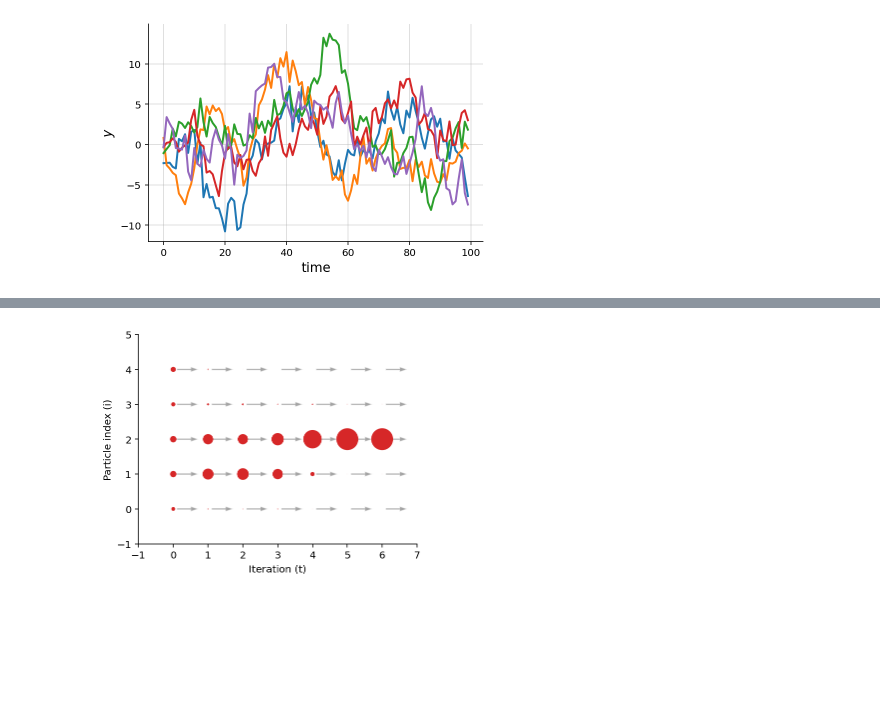
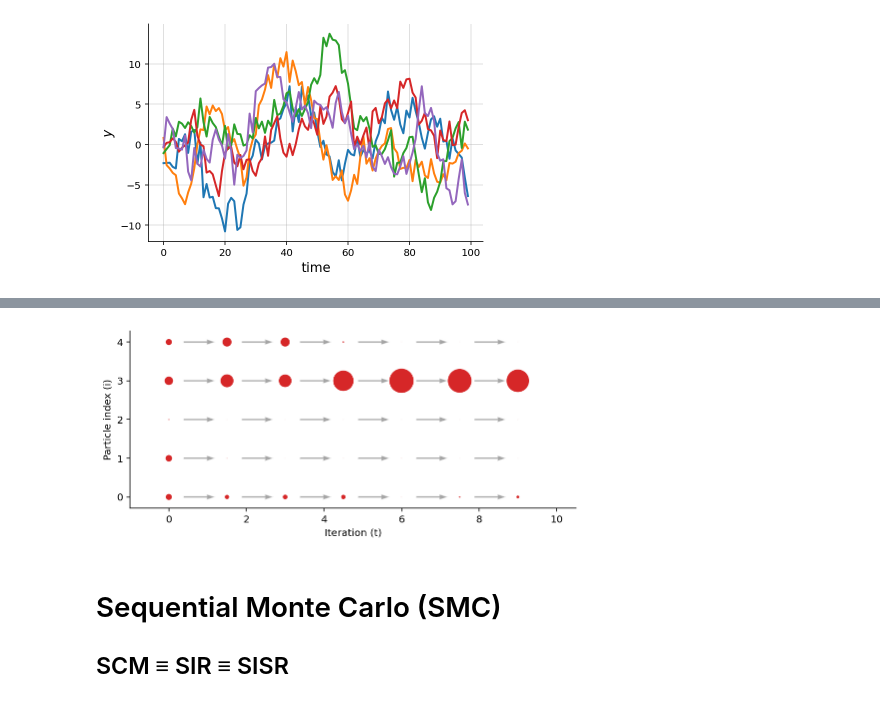
Before and after one commit to gerdm/misc, a Jupyter notebook: 2022-01/non-markovian-gaussian-sequence-model.ipynb, the cells around one changed output, grey strips where cells are left out. Drawn from its saved outputs; the diff is of its cells as text; code cells hidden in the pictures; blank space fills up the shorter version.

Commit message:
202201-refactor: non-markovian-gaussian-sequence-model
Add dependency from sequential_monte_carlo.py

```diff
--- a/2022-01/non-markovian-gaussian-sequence-model.ipynb
+++ b/2022-01/non-markovian-gaussian-sequence-model.ipynb
@@ -203,0 +104,10 @@ DeviceArray([[0.10465787, 0.19327137, 0.19595225, 0.11642271, 0.15153134],
+# %%
+key = jax.random.PRNGKey(3141)
+key_sample, key_filter = jax.random.split(key)
+seq_model = NonMarkovianSM(phi, beta, q, r)
+hist_target = seq_model.sample(key_sample, 100)
+observations = hist_target["y"]
+log_unnormalised_weights = seq_model.sequential_importance_sample(key_filter, observations, n_particles=5)
+weights = jnp.exp(log_unnormalised_weights - jax.nn.logsumexp(log_unnormalised_weights, axis=1, keepdims=True))
+
+weights[:10]
@@ -204,25 +125,30 @@ DeviceArray([[0.10465787, 0.19327137, 0.19595225, 0.11642271, 0.15153134],
 # %%
 norm_cst = weights[0].sum()
 
 
 n_steps = 7
+spacing = 1.5
 radii = 1 * weights[0] / norm_cst
 
-fig, ax = plt.subplots(figsize=(5,5))
+fig, ax = plt.subplots(figsize=(8, 6))
 ax.set_aspect(1)
 for col, weights_row in enumerate(weights[:n_steps]):
     norm_cst = weights_row.sum()
     radii = weights_row / norm_cst * 0.3
     for row, rad in enumerate(radii):
-        plt.arrow(col+0.1, row, 0.4, 0, width=0.05, edgecolor="white", facecolor="tab:gray", alpha=0.7)
-        circle = plt.Circle((col, row), rad, color="tab:red")
+        if col != n_steps - 1:
+            plt.arrow(spacing * (col + 0.25), row, 0.6, 0, width=0.05, edgecolor="white", facecolor="tab:gray", alpha=0.7)
+        circle = plt.Circle((spacing * col, row), rad, color="tab:red")
         ax.add_artist(circle)
 
 
-plt.ylim(-1, 5)
-plt.xlim(-1, n_steps)
+
+plt.xlim(-1, n_steps * spacing)
 plt.xlabel("Iteration (t)")
 plt.ylabel("Particle index (i)")
 plt.xticks();
 # %% [output]
-[figure, old version]
+[figure, new version]
+# %% [markdown]
+# Sequential Monte Carlo (SMC)
+## SCM ≡ SIR ≡ SISR
```
Also changed, not shown: parts of 6 cells of this notebook.
